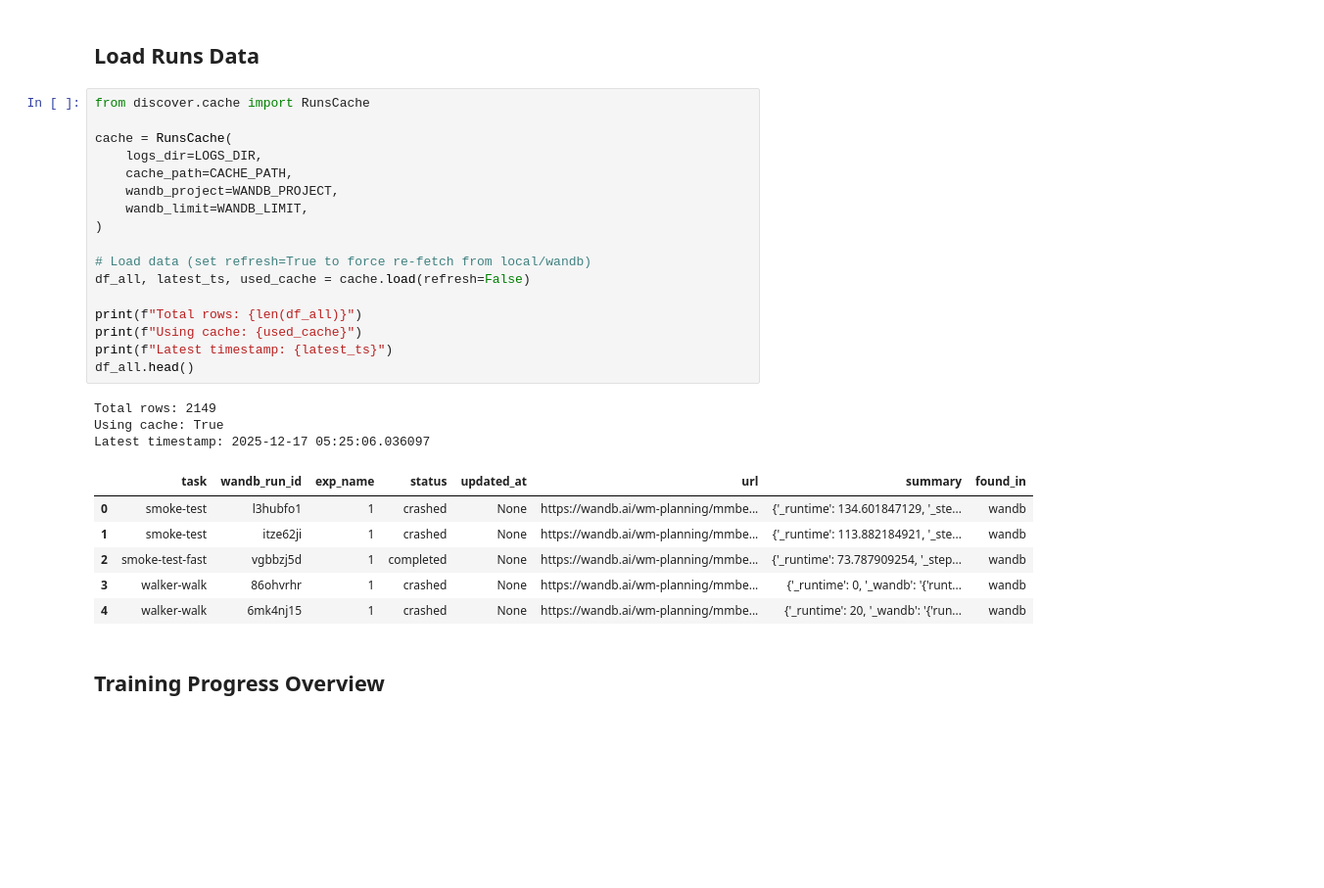
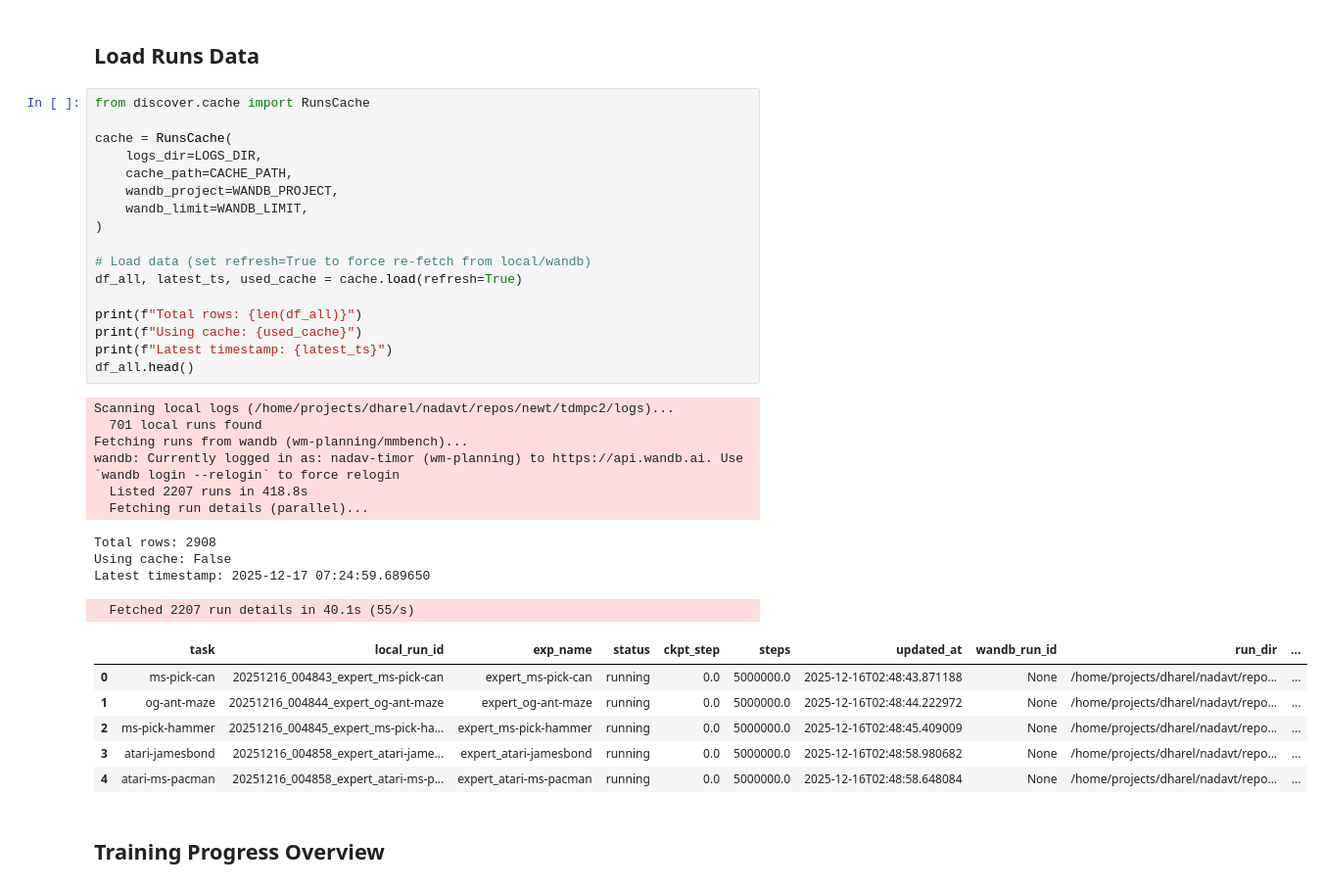
Before and after one commit to keyboardAnt/newt, a Jupyter notebook: tdmpc2/discover/browse_runs.ipynb, the cells around one changed output. Shown at 98% size. Cells and saved outputs as stored; diff of their text form; blank space fills up the shorter version.

```diff
--- a/tdmpc2/discover/browse_runs.ipynb
+++ b/tdmpc2/discover/browse_runs.ipynb
@@ -32,30 +32,37 @@ WANDB_PROJECT: wm-planning/mmbench
 # %%
 from discover.cache import RunsCache
 
 cache = RunsCache(
     logs_dir=LOGS_DIR,
     cache_path=CACHE_PATH,
     wandb_project=WANDB_PROJECT,
     wandb_limit=WANDB_LIMIT,
 )
 
 # Load data (set refresh=True to force re-fetch from local/wandb)
-df_all, latest_ts, used_cache = cache.load(refresh=False)
+df_all, latest_ts, used_cache = cache.load(refresh=True)
 
 print(f"Total rows: {len(df_all)}")
 print(f"Using cache: {used_cache}")
 print(f"Latest timestamp: {latest_ts}")
 df_all.head()
 # %% [output]
-Total rows: 2149
-Using cache: True
-Latest timestamp: 2025-12-17 05:25:06.036097
+Scanning local logs (/home/projects/dharel/nadavt/repos/newt/tdmpc2/logs)...
+  701 local runs found
+Fetching runs from wandb (wm-planning/mmbench)...
+wandb: Currently logged in as: nadav-timor (wm-planning) to https://api.wandb.ai. Use `wandb login --relogin` to force relogin
+  Listed 2207 runs in 418.8s
+  Fetching run details (parallel)...
+Total rows: 2908
+Using cache: False
+Latest timestamp: 2025-12-17 07:24:59.689650
+  Fetched 2207 run details in 40.1s (55/s)
-|  | task | wandb_run_id | exp_name | status | updated_at | url | summary | found_in |
-| 0 | smoke-test | l3hubfo1 | 1 | crashed | None | https://wandb.ai/wm-planning/mmbe... | {'_runtime': 134.601847129, '_ste... | wandb |
-| 1 | smoke-test | itze62ji | 1 | crashed | None | https://wandb.ai/wm-planning/mmbe... | {'_runtime': 113.882184921, '_ste... | wandb |
-| 2 | smoke-test-fast | vgbbzj5d | 1 | completed | None | https://wandb.ai/wm-planning/mmbe... | {'_runtime': 73.787909254, '_step... | wandb |
-| 3 | walker-walk | 86ohvrhr | 1 | crashed | None | https://wandb.ai/wm-planning/mmbe... | {'_runtime': 0, '_wandb': '{'runt... | wandb |
-| 4 | walker-walk | 6mk4nj15 | 1 | crashed | None | https://wandb.ai/wm-planning/mmbe... | {'_runtime': 20, '_wandb': '{'run... | wandb |
+|  | task | local_run_id | exp_name | status | ckpt_step | steps | updated_at | wandb_run_id | run_dir | ... |
+| 0 | ms-pick-can | 20251216_004843_expert_ms-pick-can | expert_ms-pick-can | running | 0.0 | 5000000.0 | 2025-12-16T02:48:43.871188 | None | /home/projects/dharel/nadavt/repo... | ... |
+| 1 | og-ant-maze | 20251216_004844_expert_og-ant-maze | expert_og-ant-maze | running | 0.0 | 5000000.0 | 2025-12-16T02:48:44.222972 | None | /home/projects/dharel/nadavt/repo... | ... |
+| 2 | ms-pick-hammer | 20251216_004845_expert_ms-pick-ha... | expert_ms-pick-hammer | running | 0.0 | 5000000.0 | 2025-12-16T02:48:45.409009 | None | /home/projects/dharel/nadavt/repo... | ... |
+| 3 | atari-jamesbond | 20251216_004858_expert_atari-jame... | expert_atari-jamesbond | running | 0.0 | 5000000.0 | 2025-12-16T02:48:58.980682 | None | /home/projects/dharel/nadavt/repo... | ... |
+| 4 | atari-ms-pacman | 20251216_004858_expert_atari-ms-p... | expert_atari-ms-pacman | running | 0.0 | 5000000.0 | 2025-12-16T02:48:58.648084 | None | /home/projects/dharel/nadavt/repo... | ... |
 # %% [markdown]
 ## Training Progress Overview
 # %%
```
Also changed, not shown: parts of 4 cells of this notebook, 18 other files.
